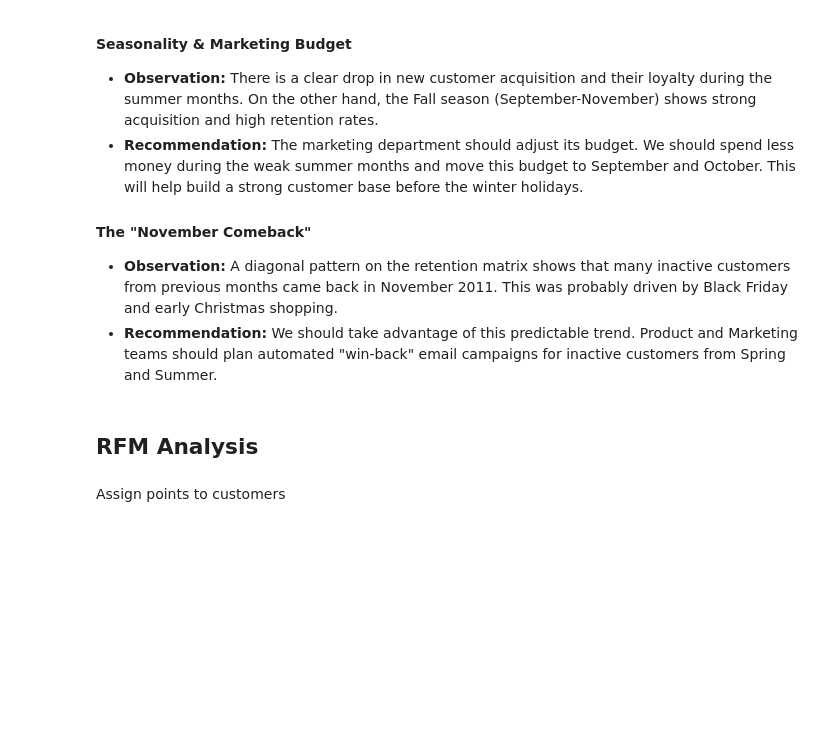
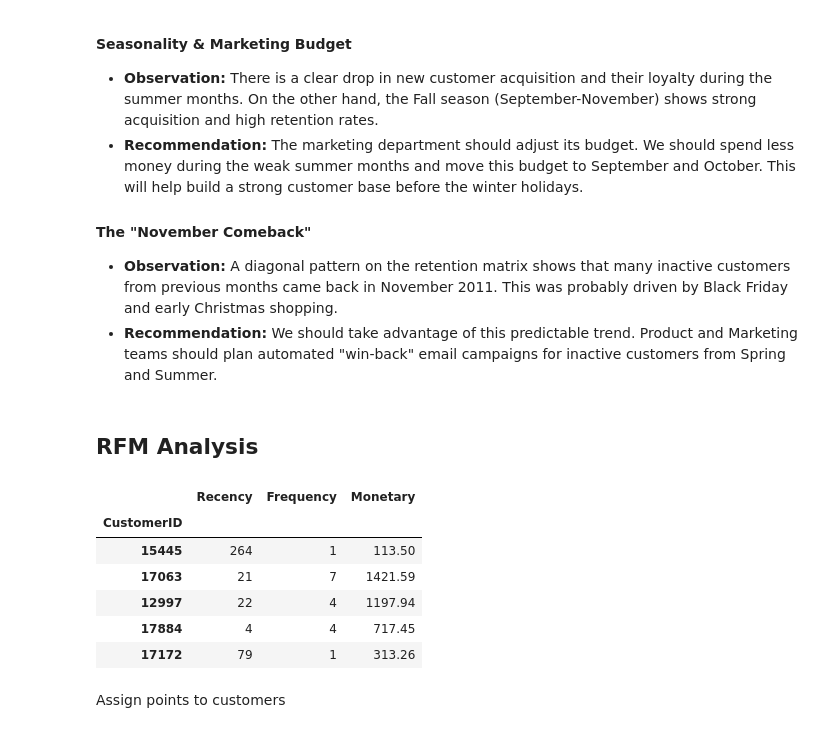
Before and after one commit to i-slusarczyk/online-retail-analysis, a Jupyter notebook: online_retail_analysis.ipynb, the cells around one changed output. Cells and saved outputs as stored; diff of their text form; code cells hidden in the pictures; blank space fills up the shorter version.

```diff
--- a/online_retail_analysis.ipynb
+++ b/online_retail_analysis.ipynb
@@ -183,24 +272,28 @@ plt.show()
 # %% [markdown]
 ## RFM Analysis
 # %%
-df_monetary = (
-    df.assign(TotalPrice=lambda x: x["UnitPrice"] * x["Quantity"])
-    .groupby("CustomerID")
-    .agg(Monetary=("TotalPrice", "sum"))
-)
+df_monetary = df.groupby("CustomerID").agg(Monetary=("TotalPrice", "sum"))
 
 ref_date = df_no_cancel["InvoiceDate"].max() + pd.Timedelta(days=1)
 df_rf = (
     df_no_cancel.assign(
         RecencyDays=lambda x: (ref_date - x["InvoiceDate"]).dt.days,
     )
     .groupby("CustomerID")
     .agg(Recency=("RecencyDays", "min"), Frequency=("InvoiceNo", "nunique"))
 )
 df_rfm = df_rf.join(df_monetary)
 df_rfm = df_rfm.set_index(df_rfm.index.astype("int64"))
 df_rfm = df_rfm.loc[df_rfm["Monetary"] > 0].copy()
 df_rfm.sample(5)
+# %% [output]
+|  | Recency | Frequency | Monetary |
+| CustomerID |  |  |  |
+| 15445 | 264 | 1 | 113.50 |
+| 17063 | 21 | 7 | 1421.59 |
+| 12997 | 22 | 4 | 1197.94 |
+| 17884 | 4 | 4 | 717.45 |
+| 17172 | 79 | 1 | 313.26 |
 # %% [markdown]
 Assign points to customers
 # %%
```
Also changed, not shown: parts of 22 cells of this notebook.
